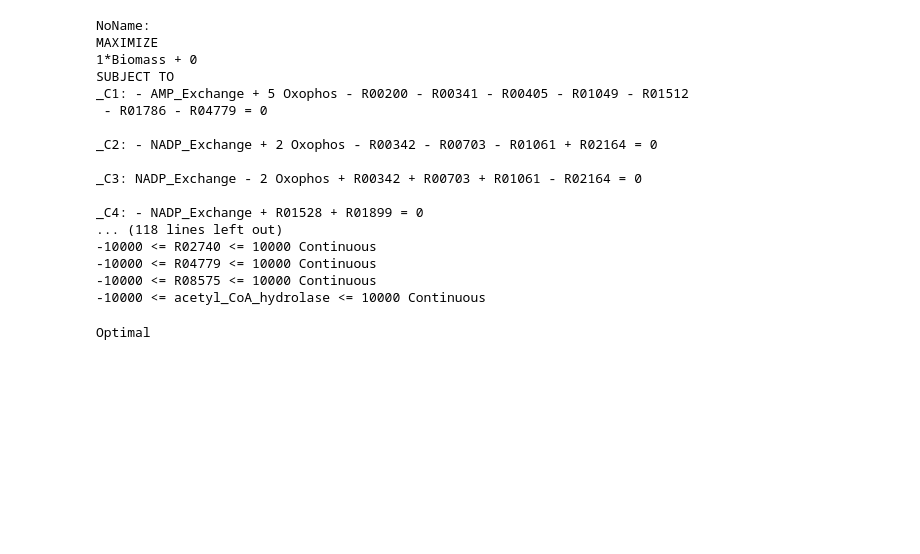
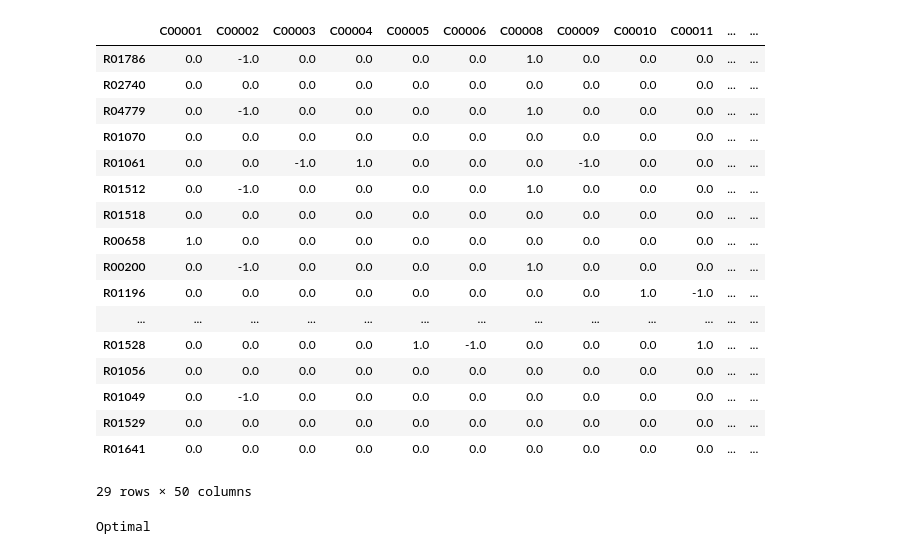
Before and after one commit to inoue0426/Cancer_cell_modeling_using_FBA, a Jupyter notebook: code/optimizer.ipynb, the cells around one changed output. Saved outputs shown, nothing was run; the diff lists cells and outputs as text; code cells hidden in the pictures; blank space fills up the shorter version.

```diff
--- a/code/optimizer.ipynb
+++ b/code/optimizer.ipynb
@@ -27,6 +27,27 @@ v['C00007'] = pd.Series(np.zeros(v.shape[0]), index=v.index)
 v['C00033'] = pd.Series(np.zeros(v.shape[0]), index=v.index)
 v['C00092'] = pd.Series(np.zeros(v.shape[0]), index=v.index)
 v['C00279'] = pd.Series(np.zeros(v.shape[0]), index=v.index)
+# %%
+v
+# %% [output]
+|  | C00001 | C00002 | C00003 | C00004 | C00005 | C00006 | C00008 | C00009 | C00010 | C00011 | ... | ... |
+| R01786 | 0.0 | -1.0 | 0.0 | 0.0 | 0.0 | 0.0 | 1.0 | 0.0 | 0.0 | 0.0 | ... | ... |
+| R02740 | 0.0 | 0.0 | 0.0 | 0.0 | 0.0 | 0.0 | 0.0 | 0.0 | 0.0 | 0.0 | ... | ... |
+| R04779 | 0.0 | -1.0 | 0.0 | 0.0 | 0.0 | 0.0 | 1.0 | 0.0 | 0.0 | 0.0 | ... | ... |
+| R01070 | 0.0 | 0.0 | 0.0 | 0.0 | 0.0 | 0.0 | 0.0 | 0.0 | 0.0 | 0.0 | ... | ... |
+| R01061 | 0.0 | 0.0 | -1.0 | 1.0 | 0.0 | 0.0 | 0.0 | -1.0 | 0.0 | 0.0 | ... | ... |
+| R01512 | 0.0 | -1.0 | 0.0 | 0.0 | 0.0 | 0.0 | 1.0 | 0.0 | 0.0 | 0.0 | ... | ... |
+| R01518 | 0.0 | 0.0 | 0.0 | 0.0 | 0.0 | 0.0 | 0.0 | 0.0 | 0.0 | 0.0 | ... | ... |
+| R00658 | 1.0 | 0.0 | 0.0 | 0.0 | 0.0 | 0.0 | 0.0 | 0.0 | 0.0 | 0.0 | ... | ... |
+| R00200 | 0.0 | -1.0 | 0.0 | 0.0 | 0.0 | 0.0 | 1.0 | 0.0 | 0.0 | 0.0 | ... | ... |
+| R01196 | 0.0 | 0.0 | 0.0 | 0.0 | 0.0 | 0.0 | 0.0 | 0.0 | 1.0 | -1.0 | ... | ... |
+| ... | ... | ... | ... | ... | ... | ... | ... | ... | ... | ... | ... | ... |
+| R01528 | 0.0 | 0.0 | 0.0 | 0.0 | 1.0 | -1.0 | 0.0 | 0.0 | 0.0 | 1.0 | ... | ... |
+| R01056 | 0.0 | 0.0 | 0.0 | 0.0 | 0.0 | 0.0 | 0.0 | 0.0 | 0.0 | 0.0 | ... | ... |
+| R01049 | 0.0 | -1.0 | 0.0 | 0.0 | 0.0 | 0.0 | 0.0 | 0.0 | 0.0 | 0.0 | ... | ... |
+| R01529 | 0.0 | 0.0 | 0.0 | 0.0 | 0.0 | 0.0 | 0.0 | 0.0 | 0.0 | 0.0 | ... | ... |
+| R01641 | 0.0 | 0.0 | 0.0 | 0.0 | 0.0 | 0.0 | 0.0 | 0.0 | 0.0 | 0.0 | ... | ... |
+29 rows × 50 columns
 # %%
 df = v.T
 df['Glucose'] =  pd.Series(np.zeros(df.shape[0]), index=df.index)
@@ -130,26 +150,6 @@ m += x[-1]
 
 for i in np.dot(df, x):
     m += i == 0
-# %%
-m
-# %% [output]
-NoName:
-MAXIMIZE
-1*Biomass + 0
-SUBJECT TO
-_C1: - AMP_Exchange + 5 Oxophos - R00200 - R00341 - R00405 - R01049 - R01512
- - R01786 - R04779 = 0
-
-_C2: - NADP_Exchange + 2 Oxophos - R00342 - R00703 - R01061 + R02164 = 0
-
-_C3: NADP_Exchange - 2 Oxophos + R00342 + R00703 + R01061 - R02164 = 0
-
-_C4: - NADP_Exchange + R01528 + R01899 = 0
-... (118 lines left out)
--10000 <= R02740 <= 10000 Continuous
--10000 <= R04779 <= 10000 Continuous
--10000 <= R08575 <= 10000 Continuous
--10000 <= acetyl_CoA_hydrolase <= 10000 Continuous
 # %%
 status = m.solve()
 print(LpStatus[status])
```
Also changed, not shown: parts of 4 cells of this notebook, 4 other files.
